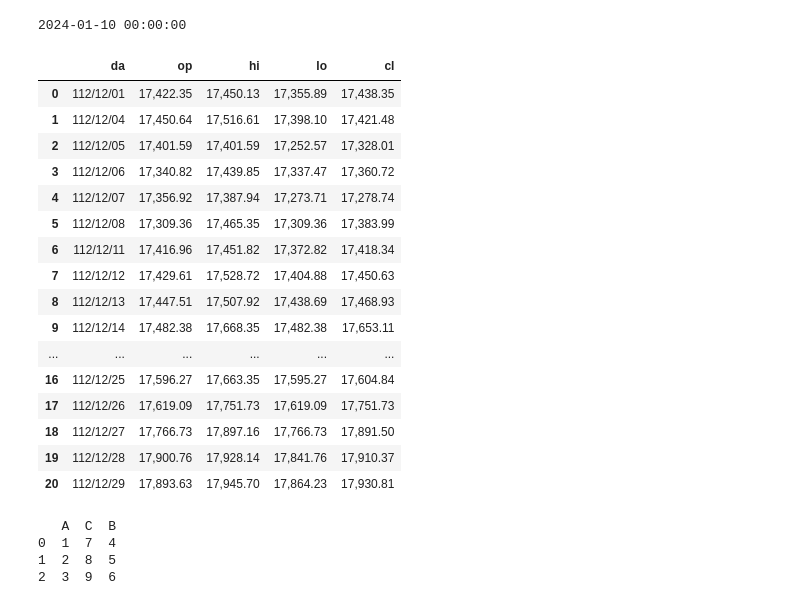
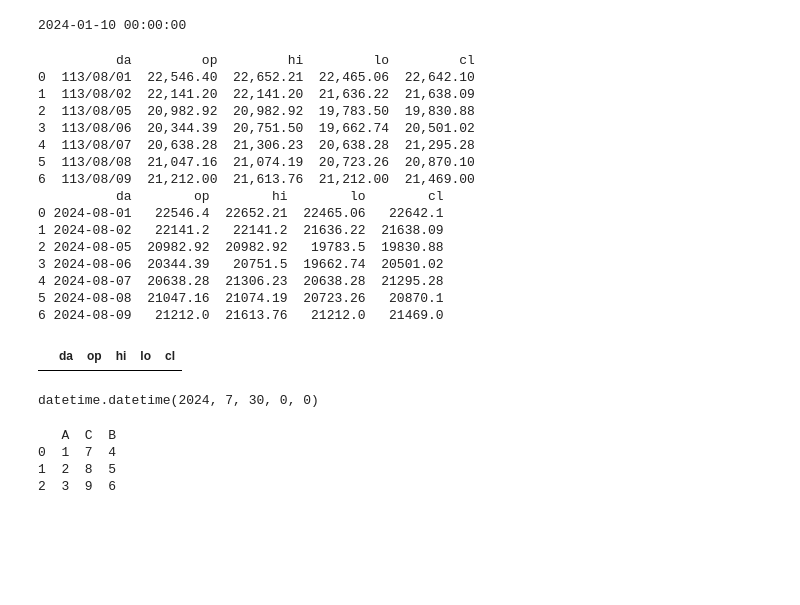
Before and after one commit to tsungyou/TS, a Jupyter notebook: database_mini/test.ipynb, the cells around one changed output. Drawn from its saved outputs; the diff is of its cells as text; code cells hidden in the pictures; blank space fills up the shorter version.

```diff
--- a/database_mini/test.ipynb
+++ b/database_mini/test.ipynb
@@ -199,42 +199,56 @@ for year in range(2024, 2023, -1):
 # %%
 year = 2024
 list_ = []
 query = sql.SQL("select da from price where code = 'TWSE Index' order by da desc limit 1;")
 cursor.execute(query)
 rows = cursor.fetchone()
 da_newest = rows[0]
 newest_mo = da_newest.month
 current_mo = datetime.now().month
 for mo in range(current_mo - newest_mo + 1):
-    mo = f"0{mo}" if mo < 10 else mo
-    url_twse = f"https://www.twse.com.tw/rwd/zh/TAIEX/MI_5MINS_HIST?date={year}{mo}01&response=json"
+    month = f"0{current_mo}" if current_mo < 10 else current_mo
+    url_twse = f"https://www.twse.com.tw/rwd/zh/TAIEX/MI_5MINS_HIST?date={year}{month}01&response=json"
     res = requests.get(url_twse)
     js = res.json()
     list_.append(js['data'])
+    current_mo += 1
 list_list = sum(list_, [])
 df = pd.DataFrame(list_list, columns=['da', 'op', 'hi', 'lo', 'cl'])
+print(df)
 def convert_to_2024(da):
     year, month, day = da.split("/")
-    return f"{int(year)}-{month}-{day}"
+    return pd.to_datetime(f"{int(year)+1911}-{month}-{day}")
 df['da'] = df['da'].apply(convert_to_2024)
+for i in range(1, len(df.columns)):
+    df.iloc[:, i] = df.iloc[:, i].apply(lambda x: float(x.replace(",", "")))
+print(df)
+appending =df[df['da'] > da_newest]
+if len(appending) == 0:
+    print("nothing to append")
+else:
+    self.insert_df_into_db(table='public.price')
 # %% [output]
+          da         op         hi         lo         cl
+0  113/08/01  22,546.40  22,652.21  22,465.06  22,642.10
+1  113/08/02  22,141.20  22,141.20  21,636.22  21,638.09
+2  113/08/05  20,982.92  20,982.92  19,783.50  19,830.88
+3  113/08/06  20,344.39  20,751.50  19,662.74  20,501.02
+4  113/08/07  20,638.28  21,306.23  20,638.28  21,295.28
+5  113/08/08  21,047.16  21,074.19  20,723.26  20,870.10
+6  113/08/09  21,212.00  21,613.76  21,212.00  21,469.00
+          da        op        hi        lo        cl
+0 2024-08-01   22546.4  22652.21  22465.06   22642.1
+1 2024-08-02   22141.2   22141.2  21636.22  21638.09
+2 2024-08-05  20982.92  20982.92   19783.5  19830.88
+3 2024-08-06  20344.39   20751.5  19662.74  20501.02
+4 2024-08-07  20638.28  21306.23  20638.28  21295.28
+5 2024-08-08  21047.16  21074.19  20723.26   20870.1
+6 2024-08-09   21212.0  21613.76   21212.0   21469.0
 |  | da | op | hi | lo | cl |
-| 0 | 112/12/01 | 17,422.35 | 17,450.13 | 17,355.89 | 17,438.35 |
-| 1 | 112/12/04 | 17,450.64 | 17,516.61 | 17,398.10 | 17,421.48 |
-| 2 | 112/12/05 | 17,401.59 | 17,401.59 | 17,252.57 | 17,328.01 |
-| 3 | 112/12/06 | 17,340.82 | 17,439.85 | 17,337.47 | 17,360.72 |
-| 4 | 112/12/07 | 17,356.92 | 17,387.94 | 17,273.71 | 17,278.74 |
-| 5 | 112/12/08 | 17,309.36 | 17,465.35 | 17,309.36 | 17,383.99 |
-| 6 | 112/12/11 | 17,416.96 | 17,451.82 | 17,372.82 | 17,418.34 |
-| 7 | 112/12/12 | 17,429.61 | 17,528.72 | 17,404.88 | 17,450.63 |
-| 8 | 112/12/13 | 17,447.51 | 17,507.92 | 17,438.69 | 17,468.93 |
-| 9 | 112/12/14 | 17,482.38 | 17,668.35 | 17,482.38 | 17,653.11 |
-| ... | ... | ... | ... | ... | ... |
-| 16 | 112/12/25 | 17,596.27 | 17,663.35 | 17,595.27 | 17,604.84 |
-| 17 | 112/12/26 | 17,619.09 | 17,751.73 | 17,619.09 | 17,751.73 |
-| 18 | 112/12/27 | 17,766.73 | 17,897.16 | 17,766.73 | 17,891.50 |
-| 19 | 112/12/28 | 17,900.76 | 17,928.14 | 17,841.76 | 17,910.37 |
-| 20 | 112/12/29 | 17,893.63 | 17,945.70 | 17,864.23 | 17,930.81 |
+# %%
+da_newest - timedelta(10)
+# %% [output]
+datetime.datetime(2024, 7, 30, 0, 0)
 # %%
 import pandas as pd
 
```
Also changed, not shown: 15 other files.
